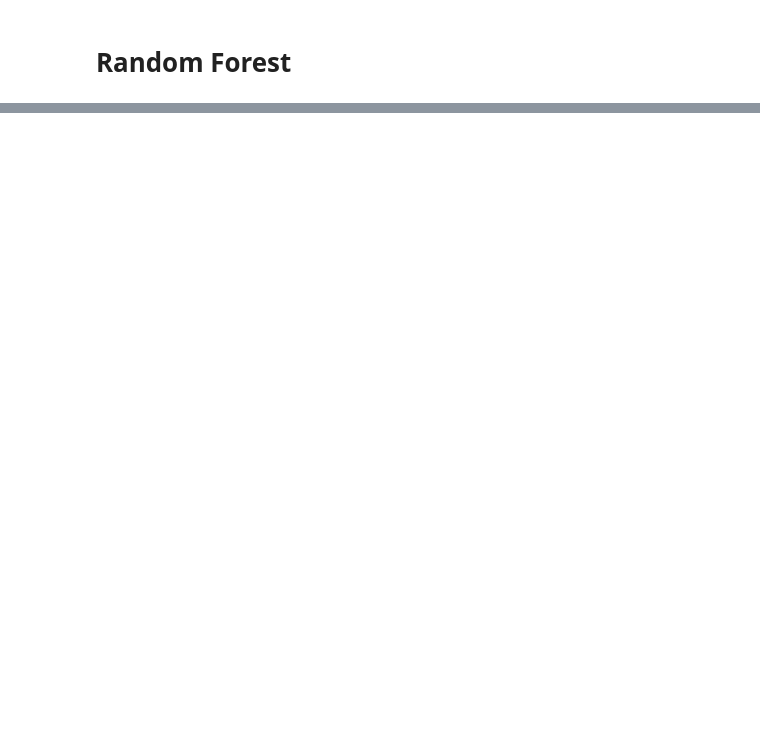
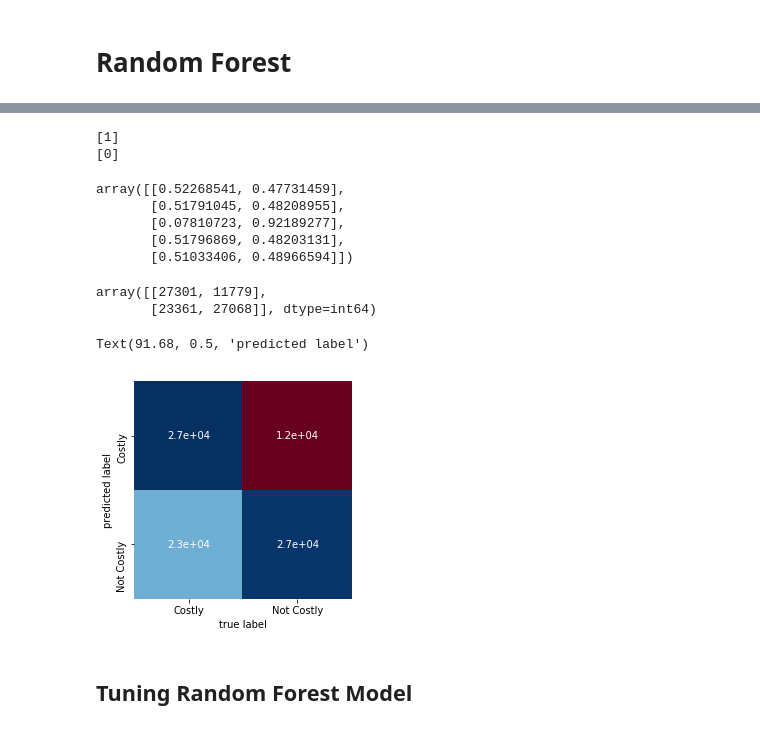
Before and after one commit to igopalan/Analyzing-Car-Accidents-in-Chicago, a Jupyter notebook: Thinkful_Capstone_Chicago_Traffic_Crashes.py.ipynb, the cells around one changed output, grey strips where cells are left out. Drawn from its saved outputs; the diff is of its cells as text; code cells hidden in the pictures; blank space fills up the shorter version.

```diff
--- a/Thinkful_Capstone_Chicago_Traffic_Crashes.py.ipynb
+++ b/Thinkful_Capstone_Chicago_Traffic_Crashes.py.ipynb
@@ -513,0 +478,8 @@ KNeighborsClassifier(algorithm='auto', leaf_size=30, metric='minkowski',
+# %%
+neighbors = KNeighborsClassifier(n_neighbors=5, n_jobs=-1) #Per stackoverflow, this may reduce time to load
+
+neighbors.fit(X_train,y_train)
+
+knn = KNeighborsClassifier(n_neighbors = 5)
+knn.fit(X_train,y_train)
+knn.predict(X_test)[0:5]
@@ -522,7 +498,7 @@ from sklearn.model_selection import train_test_split
 #split dataset into train and test data
 #X_train, X_test, y_train, y_test = train_test_split(X, y, test_size=0.2, random_state=1, stratify=y)
 # Create KNN classifier
-#knn = KNeighborsClassifier(n_neighbors = 3)
+knn = KNeighborsClassifier(n_neighbors = 3)
 # Fit the classifier to the data
 #knn.fit(X_train,y_train)
 
@@ -532,7 +508,7 @@ from sklearn.model_selection import train_test_split
 # Create KNN classifier
 #knn = KNeighborsClassifier(n_neighbors = 3)
 # Fit the classifier to the data
-#knn.fit(X_train,y_train)
+knn.fit(X_train,y_train)
 
 #show first 5 model predictions on the test data
-#knn.predict(X_test)[0:5]
+knn.predict(X_test)[0:5]
@@ -601,0 +591,7 @@ chicago
+# %%
+from sklearn import ensemble
+
+
+rfc = ensemble.RandomForestClassifier()
+
+rfc.fit(X_train, y_train)
@@ -601,0 +619,2 @@ chicago
+# %%
+predictions = rfc.predict(X_test)
@@ -601,0 +647,7 @@ chicago
+# %%
+for x in predictmodel:
+    rfc.predict([x])
+    print(rfc.predict([x]))
+# %% [output]
+[1]
+[0]
@@ -601,0 +656,27 @@ chicago
+# %%
+rfc_probs
+# %% [output]
+array([[0.52268541, 0.47731459],
+       [0.51791045, 0.48208955],
+       [0.07810723, 0.92189277],
+       [0.51796869, 0.48203131],
+       [0.51033406, 0.48966594]])
+# %%
+confusion_matrix(y_test, predictions)
+# %% [output]
+array([[27301, 11779],
+       [23361, 27068]], dtype=int64)
+# %%
+from sklearn.metrics import confusion_matrix
+import matplotlib.pyplot as plt
+import seaborn as sns
+cm = confusion_matrix(y_test, predictions)
+sns.heatmap(cm, square=True, annot=True, cmap='RdBu', cbar=False,
+xticklabels=['Costly', 'Not Costly'], yticklabels=['Costly', 'Not Costly'])
+plt.xlabel('true label')
+plt.ylabel('predicted label')
+# %% [output]
+Text(91.68, 0.5, 'predicted label')
+[figure, added]
+# %% [markdown]
+## Tuning Random Forest Model
```
Also changed, not shown: parts of 64 cells of this notebook.
